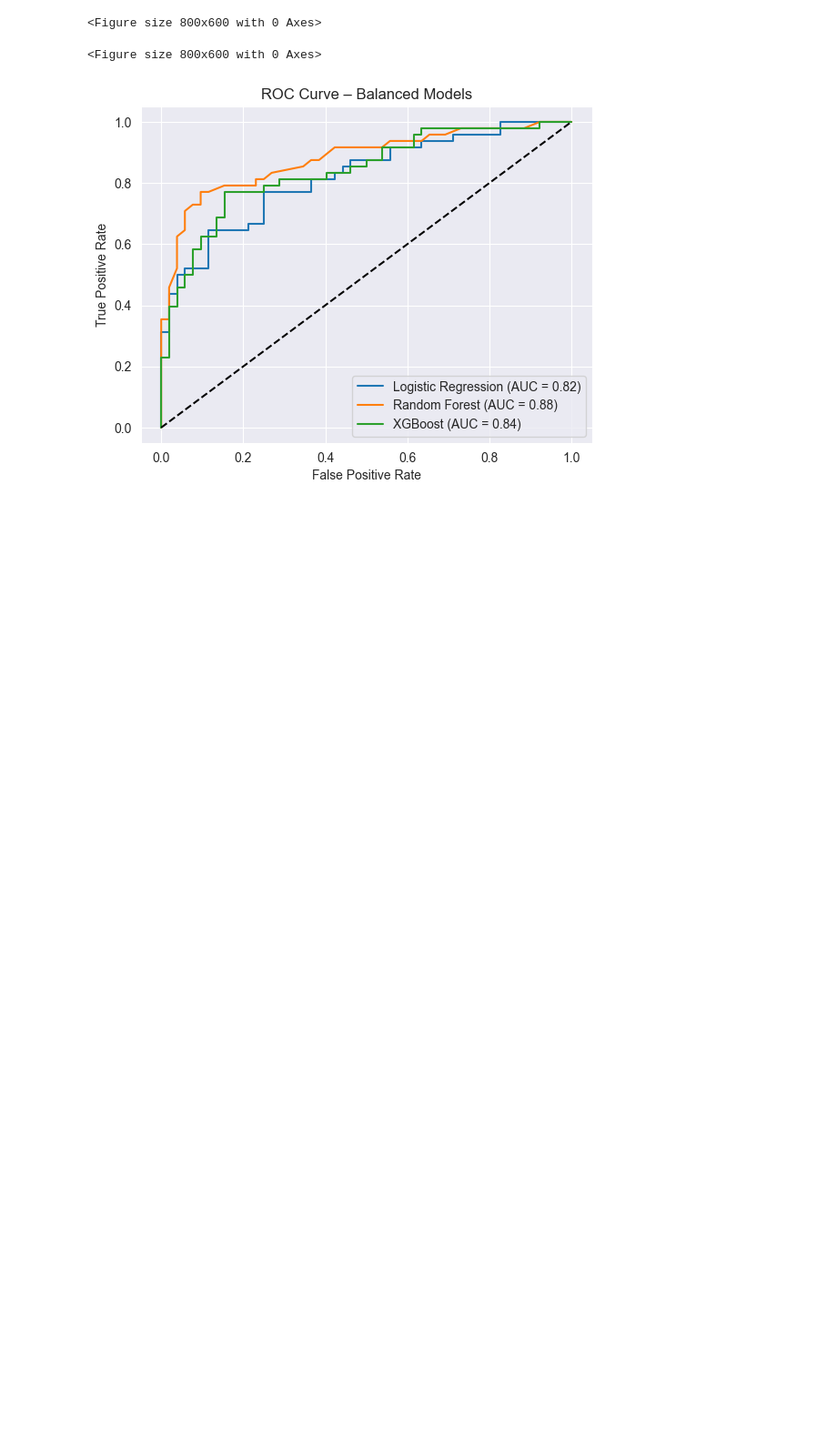
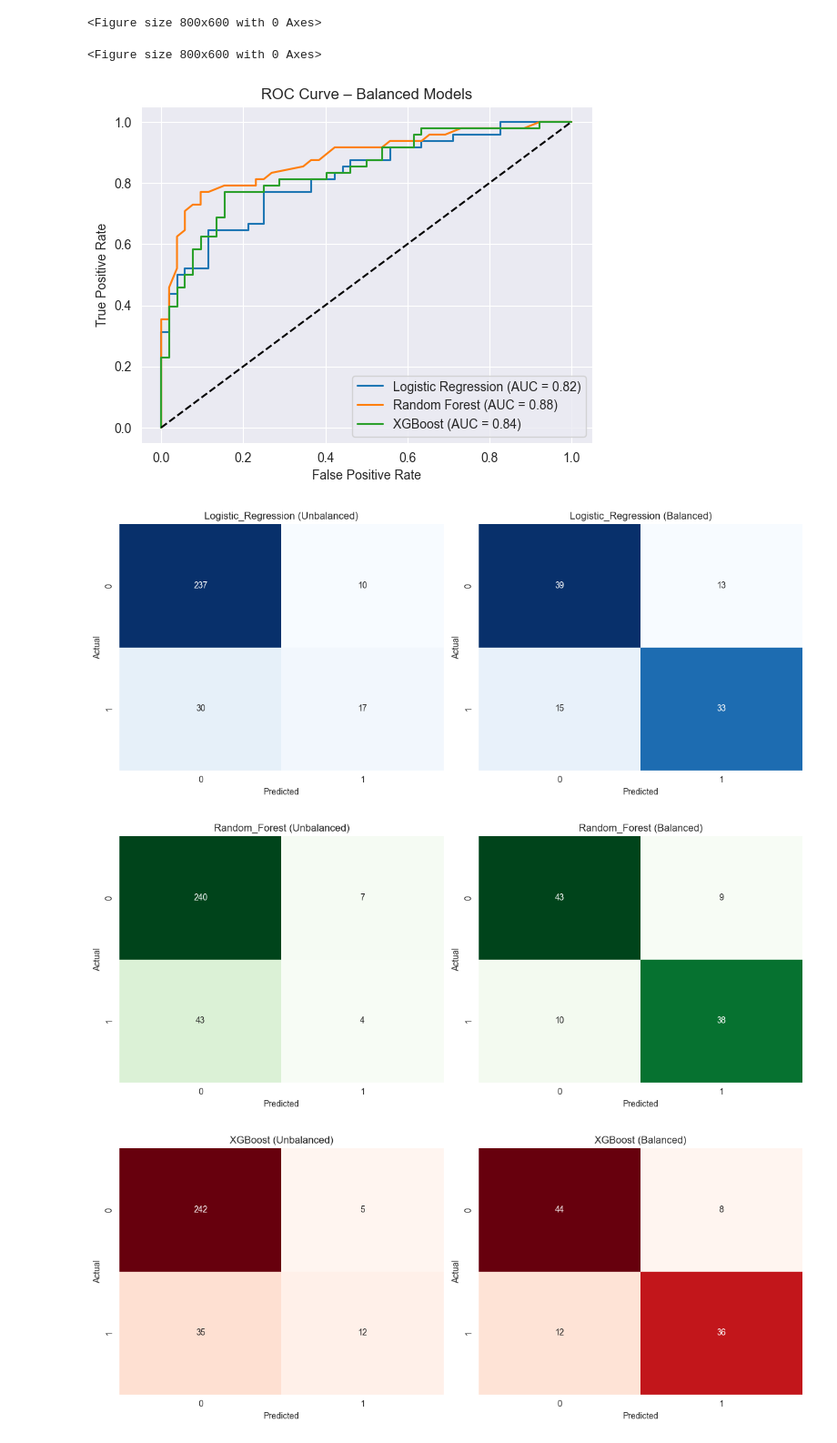
Before and after one commit to Anitasulukhia/Employee_Attrition_Analysis, a Jupyter notebook: ML.ipynb, the cells around one changed output. Shown at 91% size. Saved outputs shown, nothing was run; the diff lists cells and outputs as text; code cells hidden in the pictures; blank space fills up the shorter version.

```diff
--- a/ML.ipynb
+++ b/ML.ipynb
@@ -299,6 +311,25 @@ F1 score: 0.782608695652174
     accuracy                           0.80       100
    macro avg       0.80      0.80      0.80       100
 weighted avg       0.80      0.80      0.80       100
+# %%
+models_balanced = [
+    ("Logistic_Regression", logreg_bal, X_test_bal, y_test_bal),
+    ("Random_Forest", rf_bal, X_test_bal, y_test_bal),
+    ("XGBoost", xgb_bal, X_test_bal, y_test_bal)
+]
+
+for name, model, X_test_model, y_test_model in models_balanced:
+    y_pred = model.predict(X_test_model)
+
+    f1 = f1_score(y_test_model, y_pred)
+    report = classification_report(y_test_model, y_pred)
+
+    with open(f"reports/results/{name}_balanced_results.txt", "w") as f:
+        f.write(f"{name} - BALANCED\n")
+        f.write(f"F1 score: {f1}\n\n")
+        f.write(report)
+
+    loggerML.info(f"{name} evaluated on balanced data F1 score {f1}")
 # %%
 metrics_dict = {}
 
@@ -454,6 +485,41 @@ plt.legend(loc='lower right')
 plt.show()
 # %% [output]
 [figure]
+# %%
+os.makedirs("reports/results", exist_ok=True)
+
+models = [
+    ("Logistic_Regression", UnbalancedModelLR, logreg_bal, X_test, y_test, X_test_bal, y_test_bal, "Blues"),
+    ("Random_Forest", rf_unbal, rf_bal, X_test, y_test, X_test_bal, y_test_bal, "Greens"),
+    ("XGBoost", xgb_unbal, xgb_bal, X_test, y_test, X_test_bal, y_test_bal, "Reds")
+]
+
+for name, unbal_model, bal_model, X_unbal, y_unbal, X_bal, y_bal, cmap in models:
+    plt.figure(figsize=(12, 5))
+
+    cm_unbal = confusion_matrix(y_unbal, unbal_model.predict(X_unbal))
+    plt.subplot(1, 2, 1)
+    sns.heatmap(cm_unbal, annot=True, fmt='d', cmap=cmap, cbar=False)
+    plt.title(f'{name} (Unbalanced)')
+    plt.xlabel('Predicted')
+    plt.ylabel('Actual')
+
+    cm_bal = confusion_matrix(y_bal, bal_model.predict(X_bal))
+    plt.subplot(1, 2, 2)
+    sns.heatmap(cm_bal, annot=True, fmt='d', cmap=cmap, cbar=False)
+    plt.title(f'{name} (Balanced)')
+    plt.xlabel('Predicted')
+    plt.ylabel('Actual')
+
+    plt.tight_layout()
+
+    plt.savefig(f"reports/results/{name}_confusion_matrices.png", dpi=300)
+
+    plt.show()
+# %% [output]
+[figure, added]
+[figure, added]
+[figure, added]
 # %%
 with open("reports/logging_combined.log", "w") as outfile:
     for fname in ["reports/logging.log", "reports/loggingML.log"]:
```
Also changed, not shown: parts of 4 cells of this notebook.
